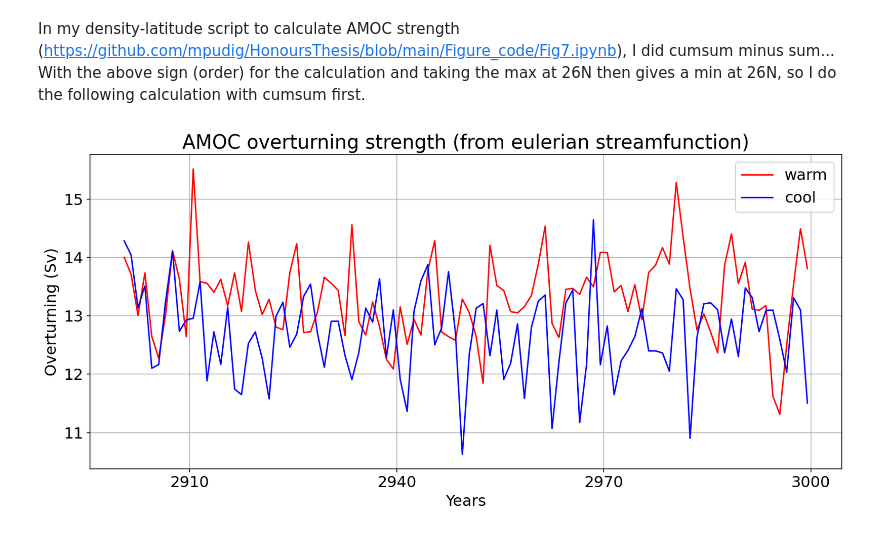
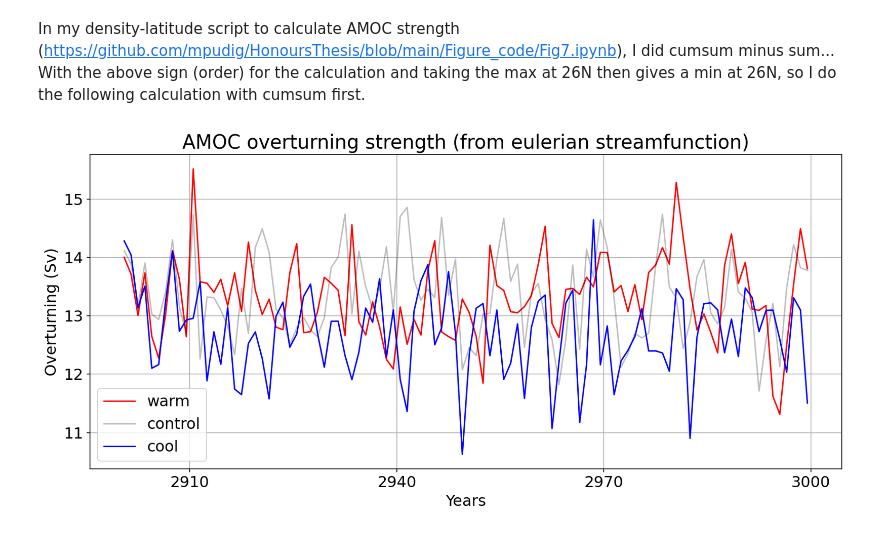
Before and after one commit to mpudig/HonoursThesis, a Jupyter notebook: Analysis_code/eulerian_streamfunction.ipynb, the cells around one changed output. Saved outputs shown, nothing was run; the diff lists cells and outputs as text; code cells hidden in the pictures.

Commit message:
Eulerian streamfunction AMOC calculation.

```diff
--- a/Analysis_code/eulerian_streamfunction.ipynb
+++ b/Analysis_code/eulerian_streamfunction.ipynb
@@ -83,19 +84,18 @@ AMOC_warm = Psi_Eulerian_warm.sel(method = 'Nearest', yu_ocean = 26).max('st_edg
 # %%
 plt.figure(figsize=(14, 6))
 
 AMOC_warm.plot(color='r',label='warm')
-# AMOC_cont.plot(color='k',label='control', alpha=0.6)
+AMOC_cont.plot(color='k',label='control', alpha=0.25)
 AMOC_cool.plot(color='b',label='cool')
 
 fontsize = 16
 xlims = plt.xlim()
 plt.xlabel('Years', fontsize=fontsize)
 plt.ylabel('Overturning (Sv)', fontsize=fontsize)
 plt.xticks(fontsize=fontsize)
 plt.yticks(fontsize=fontsize)
 plt.legend(fontsize=fontsize)
 plt.title('AMOC overturning strength (from eulerian streamfunction)', fontsize=fontsize+4)
 plt.grid()
-# plt.savefig('AMOC_depth_lat
 # %% [output]
-[figure, old version]
+[figure, new version]
```
Also changed, not shown: parts of 1 cell of this notebook.
